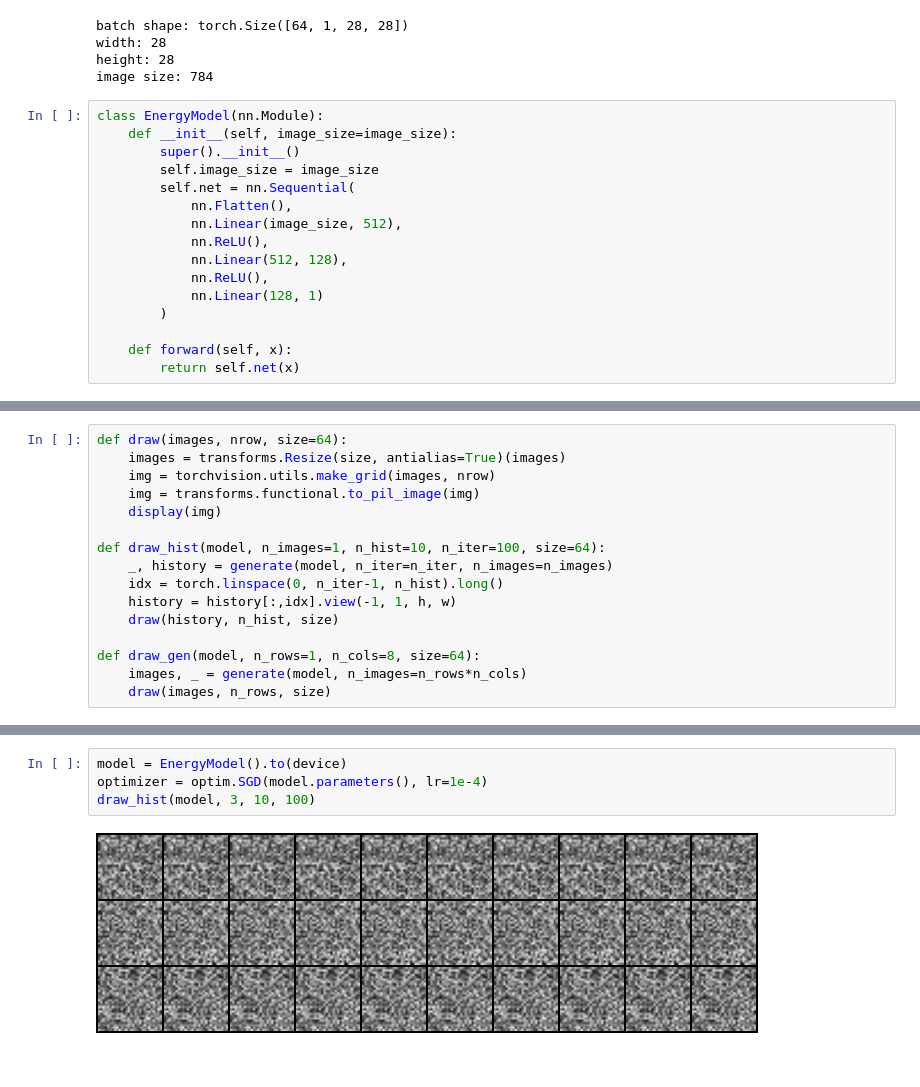
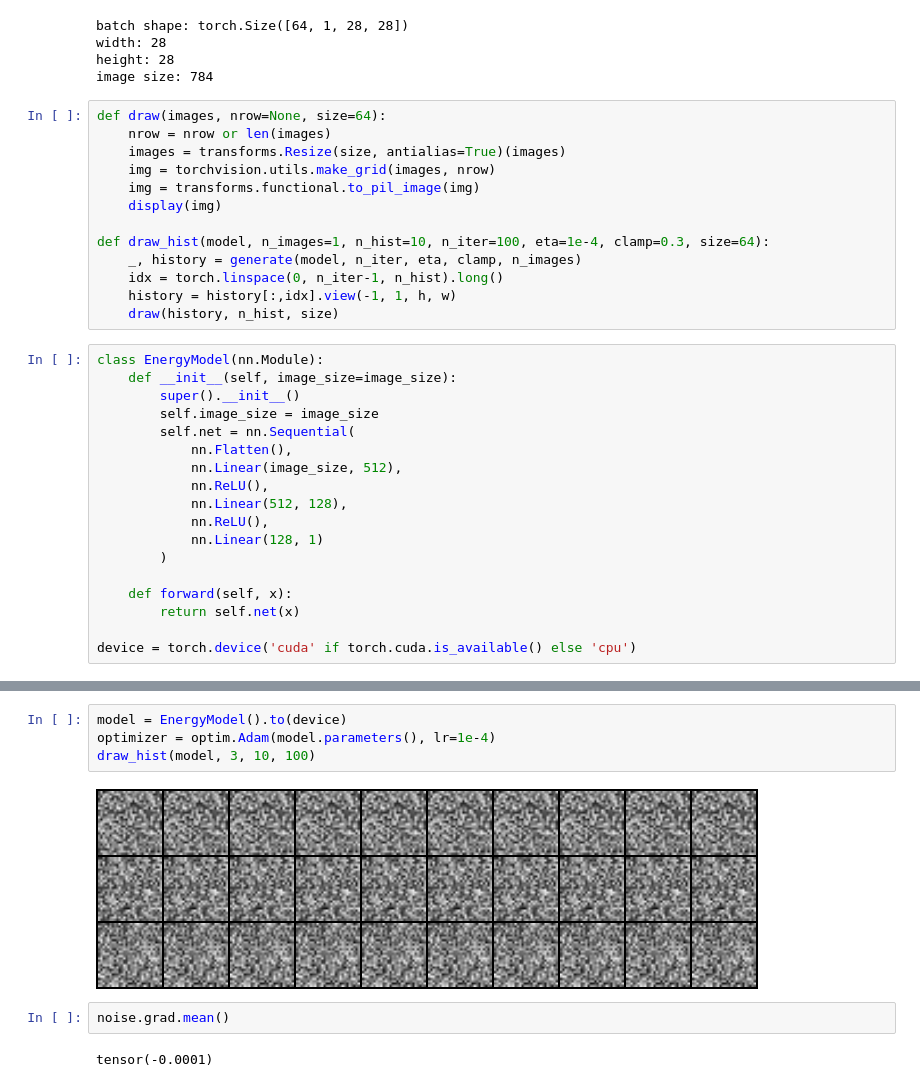
Before and after one commit to misya11p/generative-models, a Jupyter notebook: EBM.ipynb, the cells around one changed output, grey strips where cells are left out. Drawn from its saved outputs; the diff is of its cells as text; blank space fills up the shorter version.

```diff
--- a/EBM.ipynb
+++ b/EBM.ipynb
@@ -45,6 +44,19 @@ batch shape: torch.Size([64, 1, 28, 28])
 width: 28
 height: 28
 image size: 784
+# %%
+def draw(images, nrow=None, size=64):
+    nrow = nrow or len(images)
+    images = transforms.Resize(size, antialias=True)(images)
+    img = torchvision.utils.make_grid(images, nrow)
+    img = transforms.functional.to_pil_image(img)
+    display(img)
+
+def draw_hist(model, n_images=1, n_hist=10, n_iter=100, eta=1e-4, clamp=0.3, size=64):
+    _, history = generate(model, n_iter, eta, clamp, n_images)
+    idx = torch.linspace(0, n_iter-1, n_hist).long()
+    history = history[:,idx].view(-1, 1, h, w)
+    draw(history, n_hist, size)
 # %%
 class EnergyModel(nn.Module):
     def __init__(self, image_size=image_size):
@@ -61,4 +73,6 @@ class EnergyModel(nn.Module):
 
     def forward(self, x):
         return self.net(x)
+
+device = torch.device('cuda' if torch.cuda.is_available() else 'cpu')
 # %%
@@ -107,17 +122 @@ def generate(model, n_iter=100, eta=1e-4, clamp=0.3, n_images=batch_size):
-# %%
-def draw(images, nrow, size=64):
-    images = transforms.Resize(size, antialias=True)(images)
-    img = torchvision.utils.make_grid(images, nrow)
-    img = transforms.functional.to_pil_image(img)
-    display(img)
-
-def draw_hist(model, n_images=1, n_hist=10, n_iter=100, size=64):
-    _, history = generate(model, n_iter=n_iter, n_images=n_images)
-    idx = torch.linspace(0, n_iter-1, n_hist).long()
-    history = history[:,idx].view(-1, 1, h, w)
-    draw(history, n_hist, size)
-
-def draw_gen(model, n_rows=1, n_cols=8, size=64):
-    images, _ = generate(model, n_images=n_rows*n_cols)
-    draw(images, n_rows, size)
 # %%
@@ -142,7 +141,11 @@ def train(model, optim, n_epochs, n_iter=100, eta=1e-3, clamp=0.03):
         draw_hist(model, 3)
 # %%
 model = EnergyModel().to(device)
-optimizer = optim.SGD(model.parameters(), lr=1e-4)
+optimizer = optim.Adam(model.parameters(), lr=1e-4)
 draw_hist(model, 3, 10, 100)
 # %% [output]
-[figure, old version]
+[figure, new version]
+# %%
+noise.grad.mean()
+# %% [output]
+tensor(-0.0001)
```
Also changed, not shown: parts of 12 cells of this notebook.
